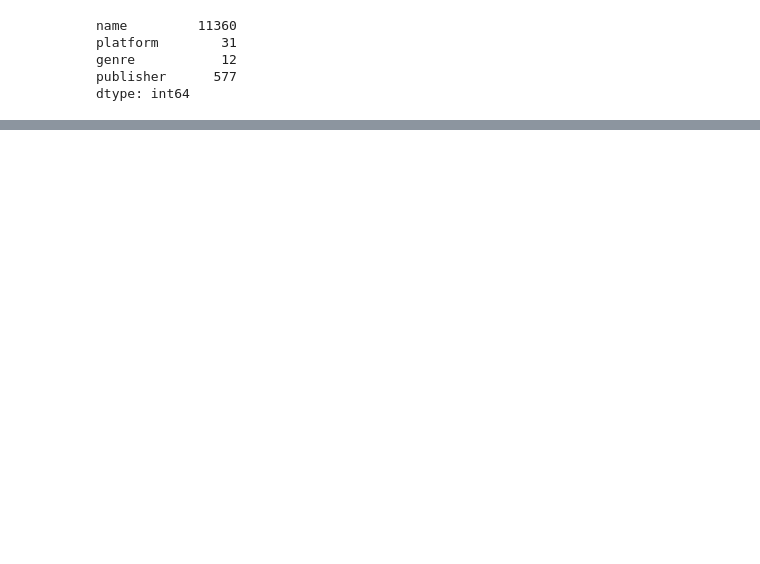
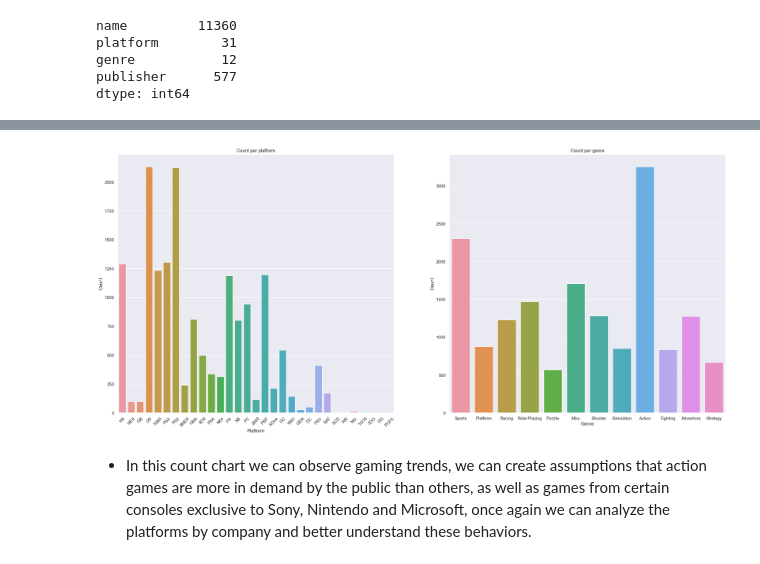
Before and after one commit to SamuelOliveirads/video-games-analysis, a Jupyter notebook: notebooks/v1.0-data-description.ipynb, the cells around one changed output, grey strips where cells are left out. Cells and saved outputs as stored; diff of their text form; code cells hidden in the pictures; blank space fills up the shorter version.

```diff
--- a/notebooks/v1.0-data-description.ipynb
+++ b/notebooks/v1.0-data-description.ipynb
@@ -203,0 +232,14 @@ plt.xticks(rotation=45);
+# %%
+plt.subplot (1, 2, 1)
+sns.countplot(x='platform', data=video_game_data)
+plt.title('Count per platform')
+plt.xlabel('Platform')
+plt.ylabel('Count')
+plt.xticks(rotation=45)
+
+plt.subplot (1, 2, 2)
+sns.countplot(x='genre', data=video_game_data)
+plt.title('Count per genre')
+plt.xlabel('Genre')
+plt.ylabel('Count');
+# %% [output]
@@ -204,3 +247,6 @@ plt.xticks(rotation=45);
+[figure, added]
+# %% [markdown]
+- In this count chart we can observe gaming trends, we can create assumptions that action games are more in demand by the public than others, as well as games from certain consoles exclusive to Sony, Nintendo and Microsoft, once again we can analyze the platforms by company and better understand these behaviors.
 # %%
 catalog.save("data_description", video_game_data)
 # %% [output]
```
Also changed, not shown: parts of 20 cells of this notebook.
